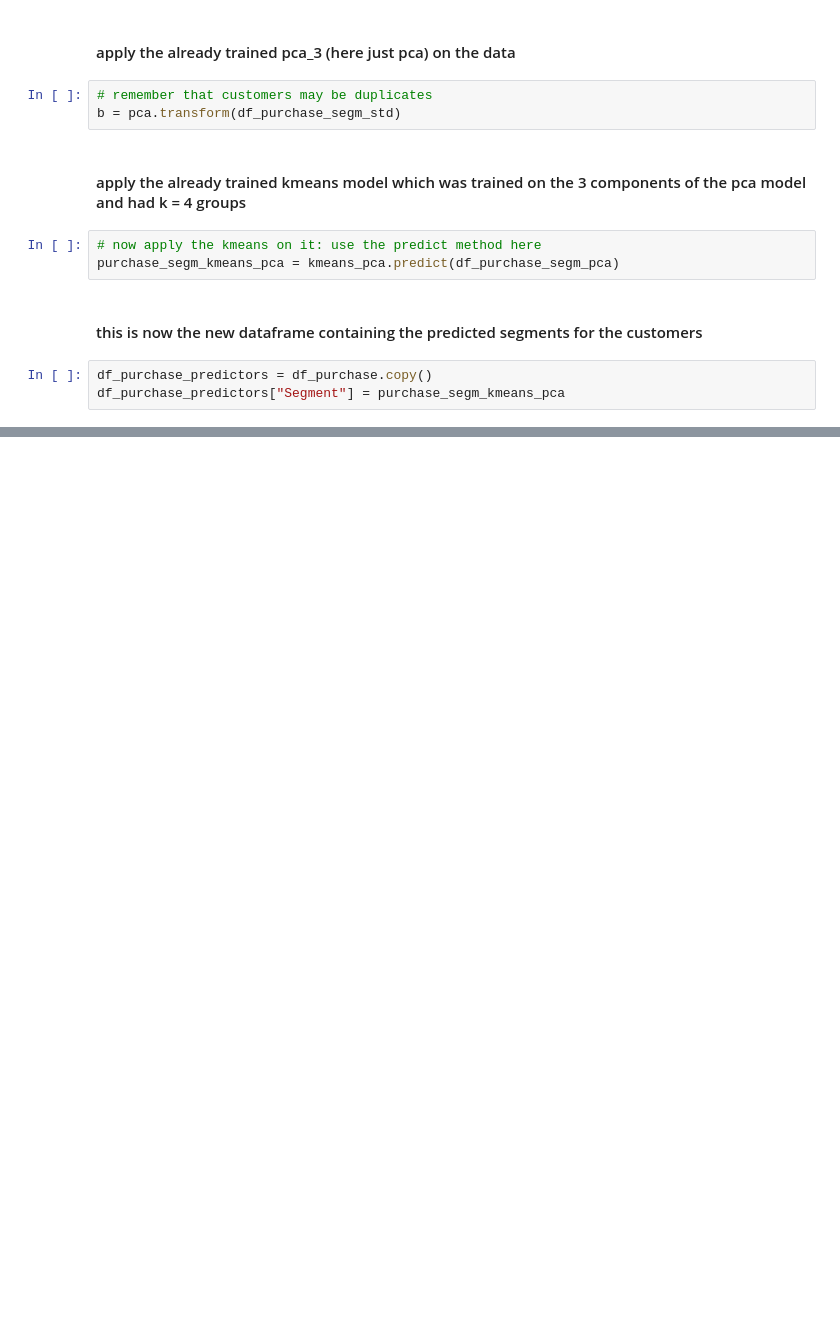
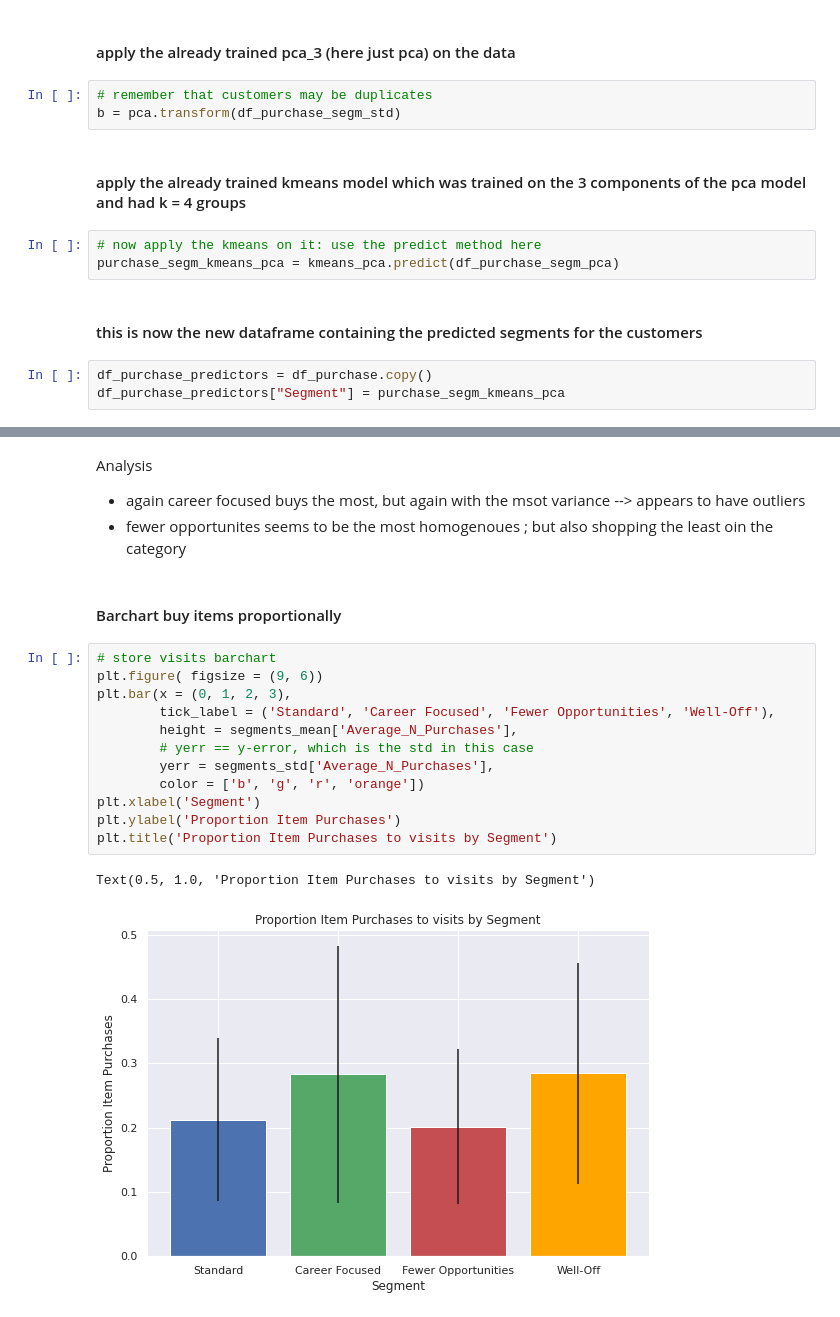
Before and after one commit to AngeloBarisano/customer_analysis_course, a Jupyter notebook: notebooks/purchase_data_analysis.ipynb, the cells around one changed output, grey strips where cells are left out. Cells and saved outputs as stored; diff of their text form; blank space fills up the shorter version.

```diff
--- a/notebooks/purchase_data_analysis.ipynb
+++ b/notebooks/purchase_data_analysis.ipynb
@@ -130,0 +343,21 @@ df_purchase_predictors["Segment"] = purchase_segm_kmeans_pca
+# %% [markdown]
+Analysis
+- again career focused buys the most, but again with the msot variance --> appears to have outliers
+- fewer opportunites seems to be the most homogenoues ; but also shopping the least oin the category
+# %% [markdown]
+#### Barchart buy items proportionally
+# %%
+# store visits barchart
+plt.figure( figsize = (9, 6))
+plt.bar(x = (0, 1, 2, 3),
+        tick_label = ('Standard', 'Career Focused', 'Fewer Opportunities', 'Well-Off'),
+        height = segments_mean['Average_N_Purchases'],
+        # yerr == y-error, which is the std in this case
+        yerr = segments_std['Average_N_Purchases'],
+        color = ['b', 'g', 'r', 'orange'])
+plt.xlabel('Segment')
+plt.ylabel('Proportion Item Purchases')
+plt.title('Proportion Item Purchases to visits by Segment')
+# %% [output]
+Text(0.5, 1.0, 'Proportion Item Purchases to visits by Segment')
+[figure, added]
```
Also changed, not shown: parts of 49 cells of this notebook.
